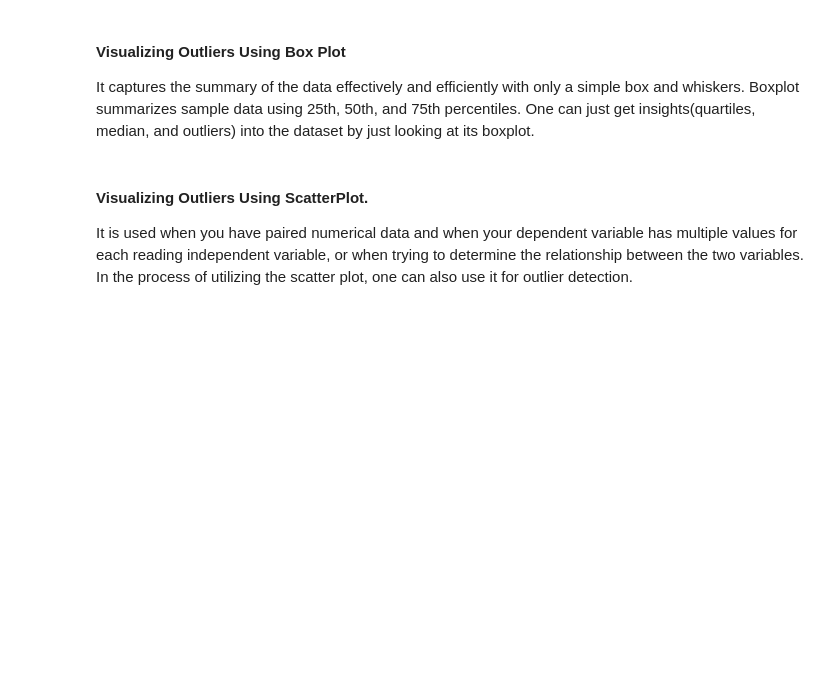
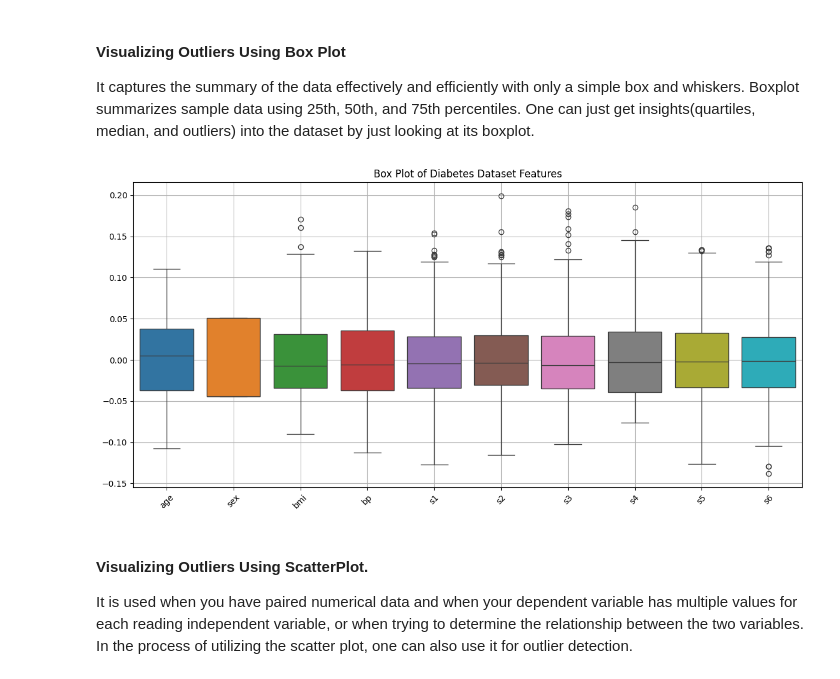
Before and after one commit to HaysamAmin/MLPLab4, a Jupyter notebook: week5Lab_Students.ipynb, the cells around one changed output. Drawn from its saved outputs; the diff is of its cells as text; code cells hidden in the pictures; blank space fills up the shorter version.

```diff
--- a/week5Lab_Students.ipynb
+++ b/week5Lab_Students.ipynb
@@ -728,3 +755,13 @@ An Outlier is a data-item/object that deviates significantly from the rest of th
 
 
 https://www.geeksforgeeks.org/detect-and-remove-the-outliers-using-python/
+# %%
+# Load the diabetes dataset from sklearn
+# Load the dataset
+diabetics = load_diabetes()
+
+# Create the dataframe
+column_name = diabetics.feature_names
+df_diabetics = pd.DataFrame(diabetics.data)
+df_diabetics.columns = column_name
+print(df_diabetics.head())
@@ -733,6 +784,23 @@ https://www.geeksforgeeks.org/detect-and-remove-the-outliers-using-python/
 # %% [markdown]
 #### Visualizing Outliers Using Box Plot
 It captures the summary of the data effectively and efficiently with only a simple box and whiskers. Boxplot summarizes sample data using 25th, 50th, and 75th percentiles. One can just get insights(quartiles, median, and outliers) into the dataset by just looking at its boxplot.
+# %%
+# Set the figure size
+plt.figure(figsize=(12, 6))
+
+# Create the box plot for all features
+sns.boxplot(data=df_diabetics)
+
+# Add title and labels
+plt.title("Box Plot of Diabetes Dataset Features")
+plt.xticks(rotation=45)  # Rotate x-axis labels for better readability
+plt.grid(True)
+
+# Show the plot
+plt.tight_layout()
+plt.show()
+# %% [output]
+[figure, added]
 # %% [markdown]
 #### Visualizing Outliers Using ScatterPlot.
 
```
Also changed, not shown: parts of 15 cells of this notebook, 3 other files.
